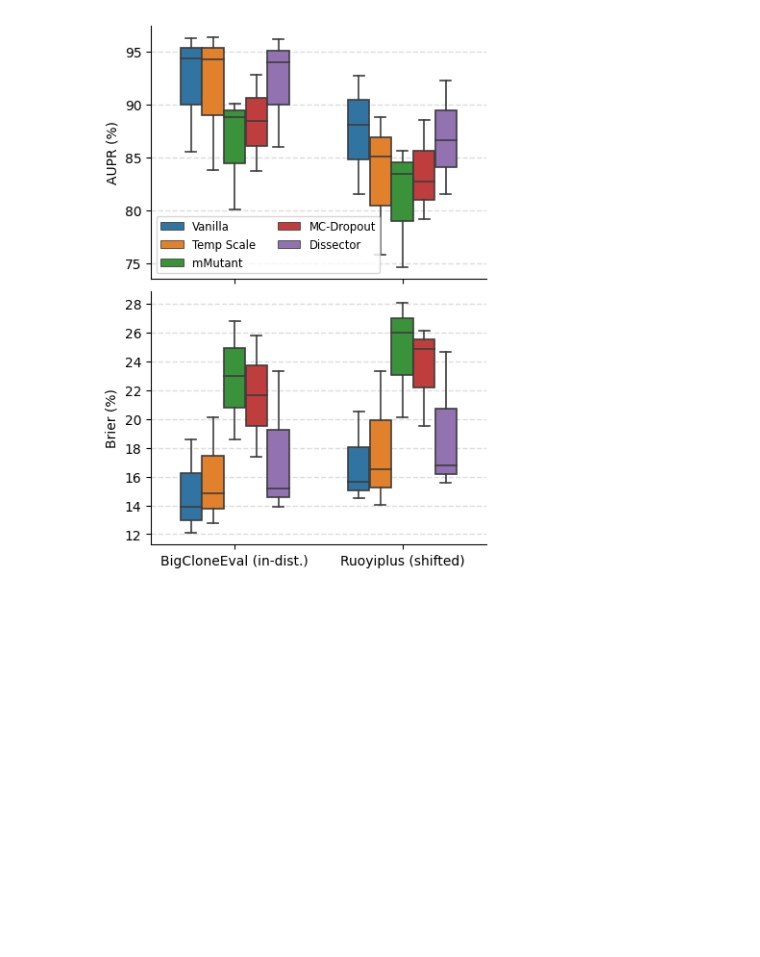
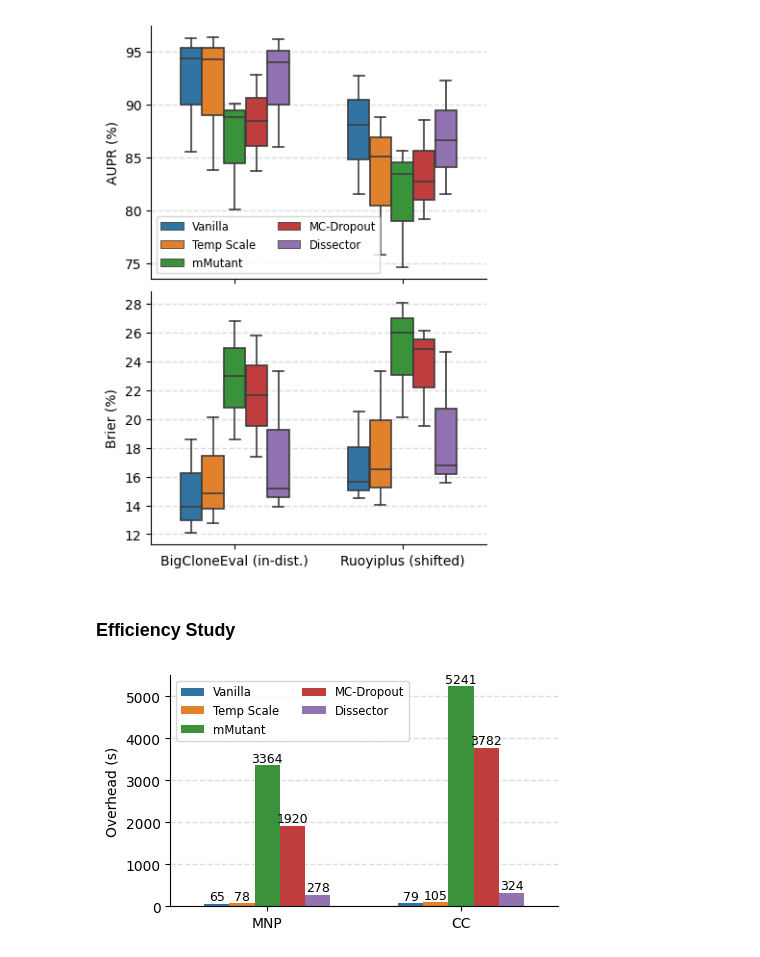
Before and after one commit to yul091/UncertaintyPL, a Jupyter notebook: notebooks/case_study.ipynb, the cells around one changed output. Saved outputs shown, nothing was run; the diff lists cells and outputs as text; code cells hidden in the pictures; blank space fills up the shorter version.

Commit message:
overhead

```diff
--- a/notebooks/case_study.ipynb
+++ b/notebooks/case_study.ipynb
@@ -491,3 +491,63 @@ plt.savefig('../Figure/case_cc.pdf', bbox_inches='tight')
 plt.show()
 # %% [output]
 [figure]
+# %% [markdown]
+### Efficiency Study
+# %%
+shift_intensity_names = {
+    'CS_time': 'MNP',
+    'CC_time': 'CC',
+}
+
+# Define the data
+time = [
+    {"Method": 'Vanilla', "CS_time": 65, "CC_time": 79},
+    {"Method": 'Temp Scale', "CS_time": 78, "CC_time": 105},
+    {"Method": 'mMutant', "CS_time": 3364, "CC_time": 5241},
+    {"Method": 'MC-Dropout', "CS_time": 1920, "CC_time": 3782},
+    {"Method": 'Dissector', "CS_time": 278, "CC_time": 324},
+]
+
+time_df = pd.DataFrame(time)
+# Reshape the data using melt function
+time_melt = pd.melt(
+    time_df,
+    id_vars='Method',
+    value_vars=['CS_time', 'CC_time'],
+    var_name='Task',
+    value_name='Time',
+)
+time_melt['Task'] = time_melt['Task'].map(shift_intensity_names)
+
+# Plot barplot using seaborn
+method_order = ['Vanilla', 'Temp Scale', 'mMutant', 'MC-Dropout', 'Dissector']
+plt.figure(figsize=(5, 3))
+plt.grid(True, color='#DDDDDD', linestyle='--', linewidth=1)
+ax = sns.barplot(
+    data=time_melt,
+    x='Task',
+    y='Time',
+    hue='Method',
+    hue_order=method_order,
+    width=0.65,
+    linewidth=1.2,
+)
+ax.set_axisbelow(True)
+ax.spines['right'].set_visible(False)
+ax.spines['top'].set_visible(False)
+ax.legend(ncols=2, fontsize='small')
+# ax.legend([],[], frameon=False)
+# set the y-axis tick labels as integers
+ax.yaxis.set_major_formatter(plt.FormatStrFormatter('%d'))
+# Add values on top of each bar
+for p in ax.patches:
+    height = p.get_height()
+    ax.annotate(f'{height:.0f}', (p.get_x() + p.get_width() / 2, height),
+                ha='center', va='bottom', fontsize=9)
+plt.title('')
+plt.xlabel('')
+plt.ylabel('Overhead (s)')
+plt.savefig('../Figure/case_overhead.pdf', bbox_inches='tight')
+plt.show()
+# %% [output]
+[figure, added]
```
Also changed, not shown: 1 other file.
